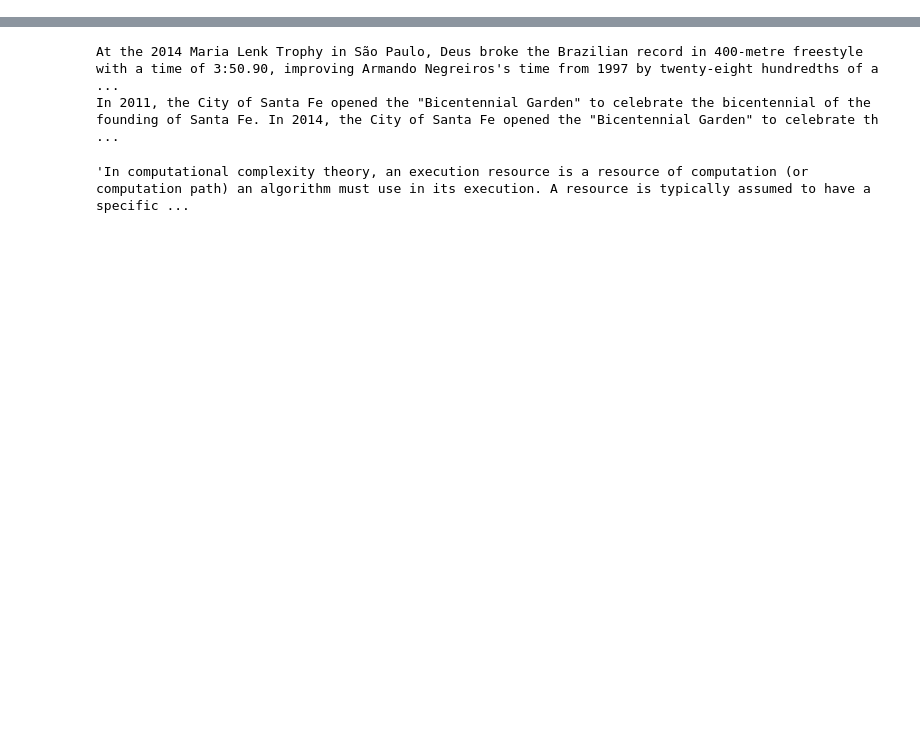
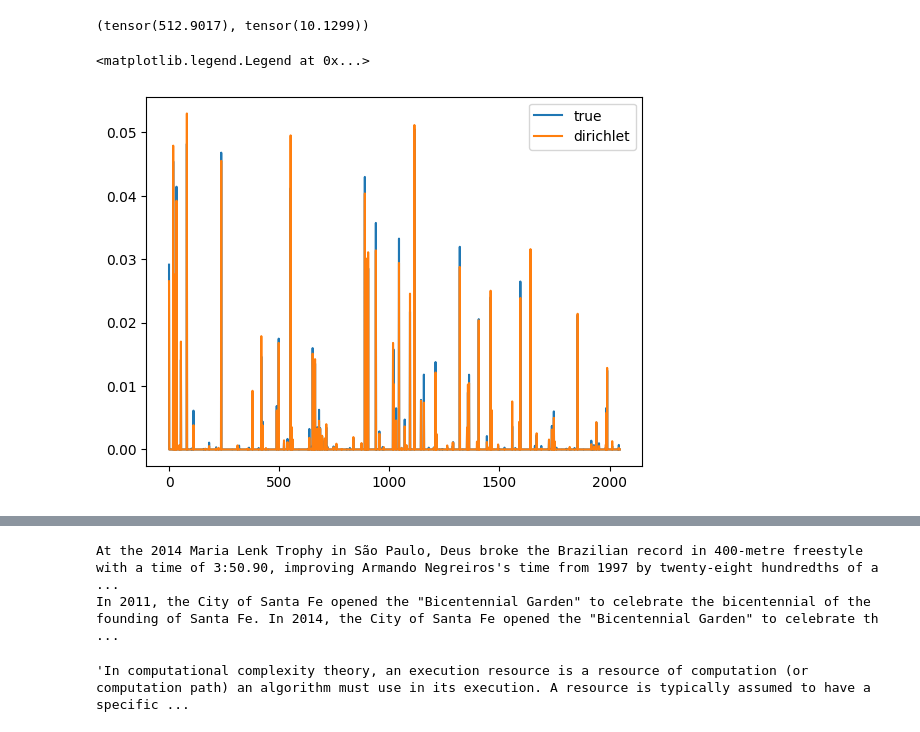
Before and after one commit to leogagnon/sentence_diffusion, a Jupyter notebook: diffusion_sampling_sandbox.ipynb, the cells around one changed output, grey strips where cells are left out. Cells and saved outputs as stored; diff of their text form; code cells hidden in the pictures; blank space fills up the shorter version.

```diff
--- a/diffusion_sampling_sandbox.ipynb
+++ b/diffusion_sampling_sandbox.ipynb
@@ -71,0 +56,23 @@ override = OmegaConf.from_dotlist(['task.ae.encoder.sem'])
+# %%
+def sem_dirichlet_noise(z, eta=1.0, eps=1e-3):
+    """
+    Add Dirichlet noise to SEM probabilities.
+
+    Args:
+        z: Tensor [B, L, V] (already softmaxed, each simplex sums to 1)
+        eta: target relative std at uniform (η/V ≈ std)
+             smaller η -> stronger noise (discourages fine variations)
+        eps: small constant for numerical stability
+
+    Returns:
+        z_tilde: noisy probabilities, same shape as z
+    """
+    B, L, V = z.shape
+    # Compute kappa from target η using the uniform variance formula
+    # Var ≈ 1 / [V * (kappa + 1)]  =>  κ ≈ V / η² - 1
+    kappa = max(V / (eta ** 2) - 1.0, 1e-3)
+
+    alpha = kappa * z + eps
+    g = Gamma(alpha, torch.ones_like(alpha)).rsample()  # reparameterized Dirichlet
+    z_tilde = g / g.sum(dim=-1, keepdim=True)
+    return z_tilde.clamp_min(1e-8)
@@ -71,0 +84,15 @@ override = OmegaConf.from_dotlist(['task.ae.encoder.sem'])
+# %%
+torch.randn_like(z).norm(), z.norm()
+# %% [output]
+(tensor(512.9017), tensor(10.1299))
+# %%
+z = torch.softmax(torch.rand(size=(32, 4, 2048)) / 0.01, dim=-1)
+# %%
+plt.plot(z[0,0], label='true')
+plt.plot(sem_dirichlet_noise(z, eta=1.0)[0,0], label='dirichlet')
+#plt.plot(simplex_gaussian(z, sigma=0.0001)[0,0], label='gaussian')
+
+plt.legend()
+# %% [output]
+<matplotlib.legend.Legend at 0x...>
+[figure, added]
```
Also changed, not shown: parts of 40 cells of this notebook, 30 other files.
